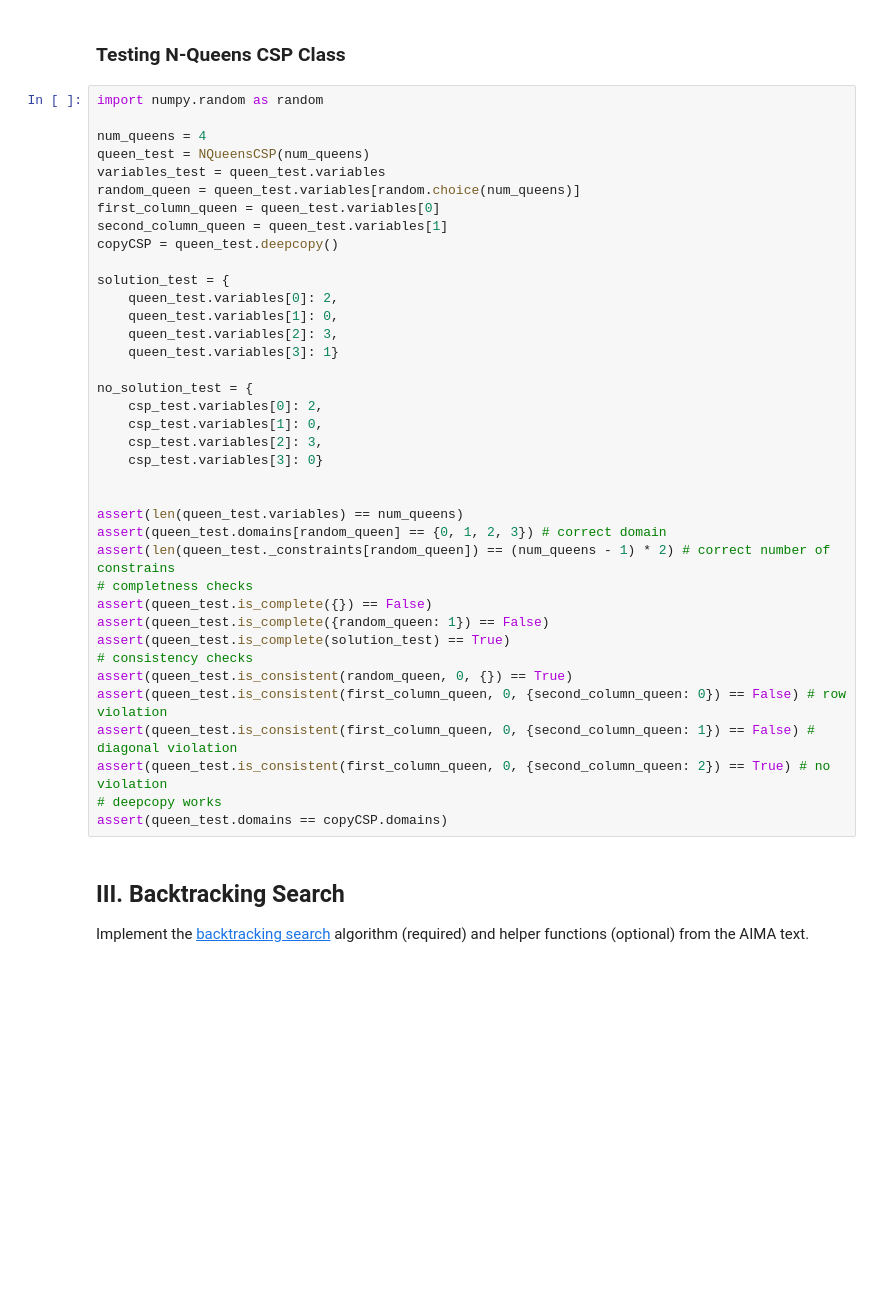
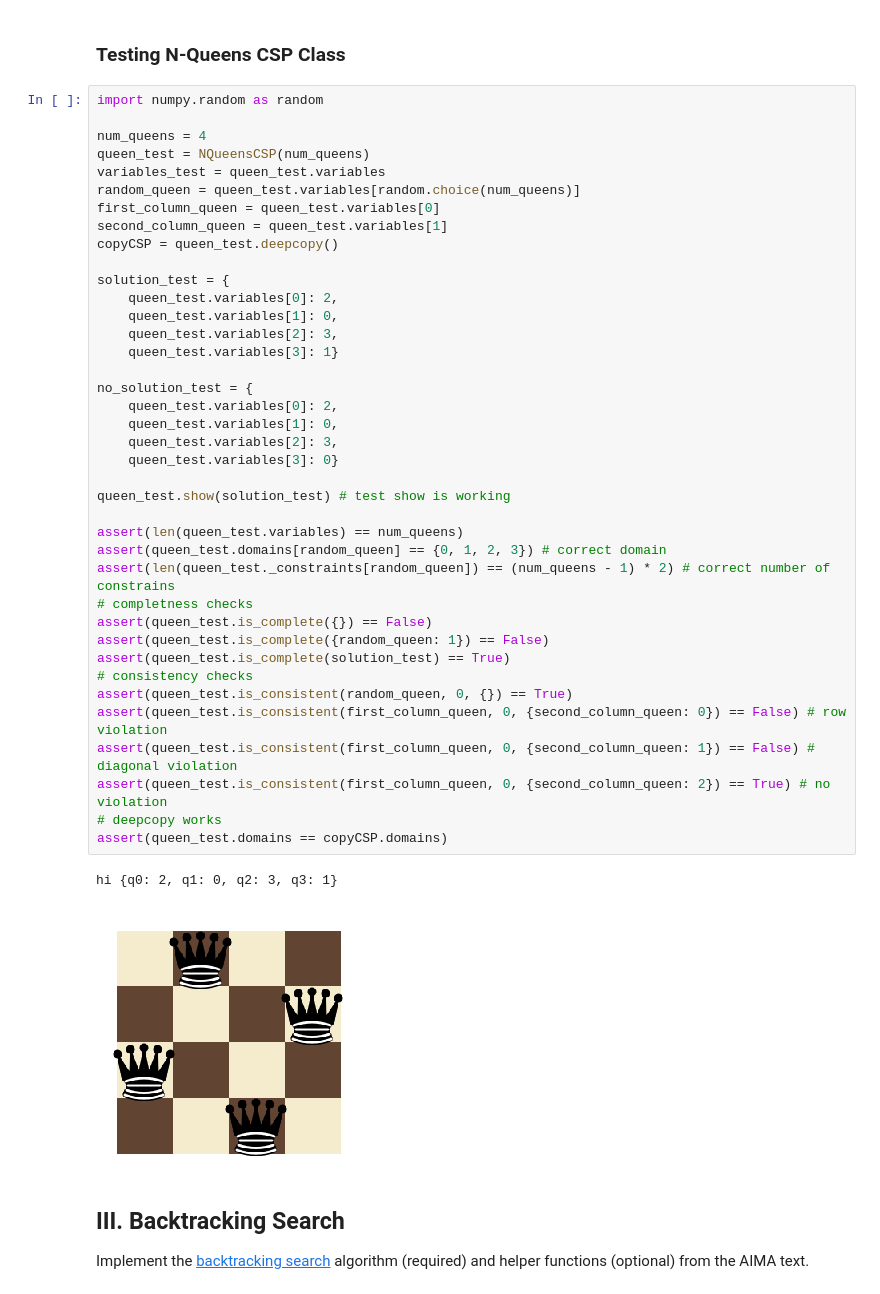
Before and after one commit to buffos/aiND.constraint.satisfaction.problems, a Jupyter notebook: AIND-Constraint_Satisfaction.ipynb, the cells around one changed output. Saved outputs shown, nothing was run; the diff lists cells and outputs as text; blank space fills up the shorter version.

```diff
--- a/AIND-Constraint_Satisfaction.ipynb
+++ b/AIND-Constraint_Satisfaction.ipynb
@@ -218,37 +219,41 @@ num_queens = 4
 queen_test = NQueensCSP(num_queens)
 variables_test = queen_test.variables
 random_queen = queen_test.variables[random.choice(num_queens)]
 first_column_queen = queen_test.variables[0]
 second_column_queen = queen_test.variables[1]
 copyCSP = queen_test.deepcopy()
 
 solution_test = {
     queen_test.variables[0]: 2,
     queen_test.variables[1]: 0,
     queen_test.variables[2]: 3,
     queen_test.variables[3]: 1}
 
 no_solution_test = {
-    csp_test.variables[0]: 2,
-    csp_test.variables[1]: 0,
-    csp_test.variables[2]: 3,
-    csp_test.variables[3]: 0}
+    queen_test.variables[0]: 2,
+    queen_test.variables[1]: 0,
+    queen_test.variables[2]: 3,
+    queen_test.variables[3]: 0}
 
+queen_test.show(solution_test) # test show is working
 
 assert(len(queen_test.variables) == num_queens)
 assert(queen_test.domains[random_queen] == {0, 1, 2, 3}) # correct domain
 assert(len(queen_test._constraints[random_queen]) == (num_queens - 1) * 2) # correct number of constrains
 # completness checks
 assert(queen_test.is_complete({}) == False)
 assert(queen_test.is_complete({random_queen: 1}) == False)
 assert(queen_test.is_complete(solution_test) == True)
 # consistency checks
 assert(queen_test.is_consistent(random_queen, 0, {}) == True)
 assert(queen_test.is_consistent(first_column_queen, 0, {second_column_queen: 0}) == False) # row violation
 assert(queen_test.is_consistent(first_column_queen, 0, {second_column_queen: 1}) == False) # diagonal violation
 assert(queen_test.is_consistent(first_column_queen, 0, {second_column_queen: 2}) == True) # no violation
 # deepcopy works
 assert(queen_test.domains == copyCSP.domains)
+# %% [output]
+hi {q0: 2, q1: 0, q2: 3, q3: 1}
+[figure, added]
 # %% [markdown]
 ## III. Backtracking Search
 Implement the [backtracking search](https://github.com/aimacode/aima-pseudocode/blob/master/md/Backtracking-Search.md) algorithm (required) and helper functions (optional) from the AIMA text.
```
Also changed, not shown: parts of 5 cells of this notebook.
